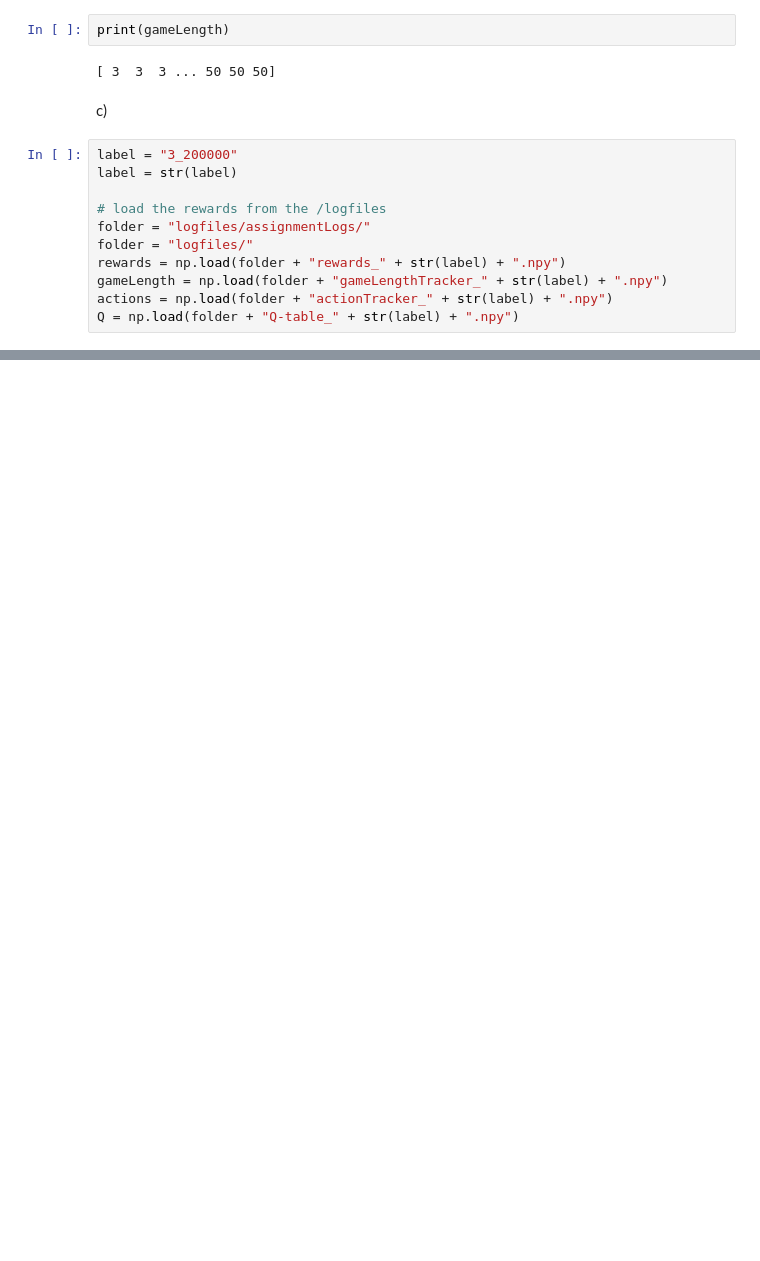
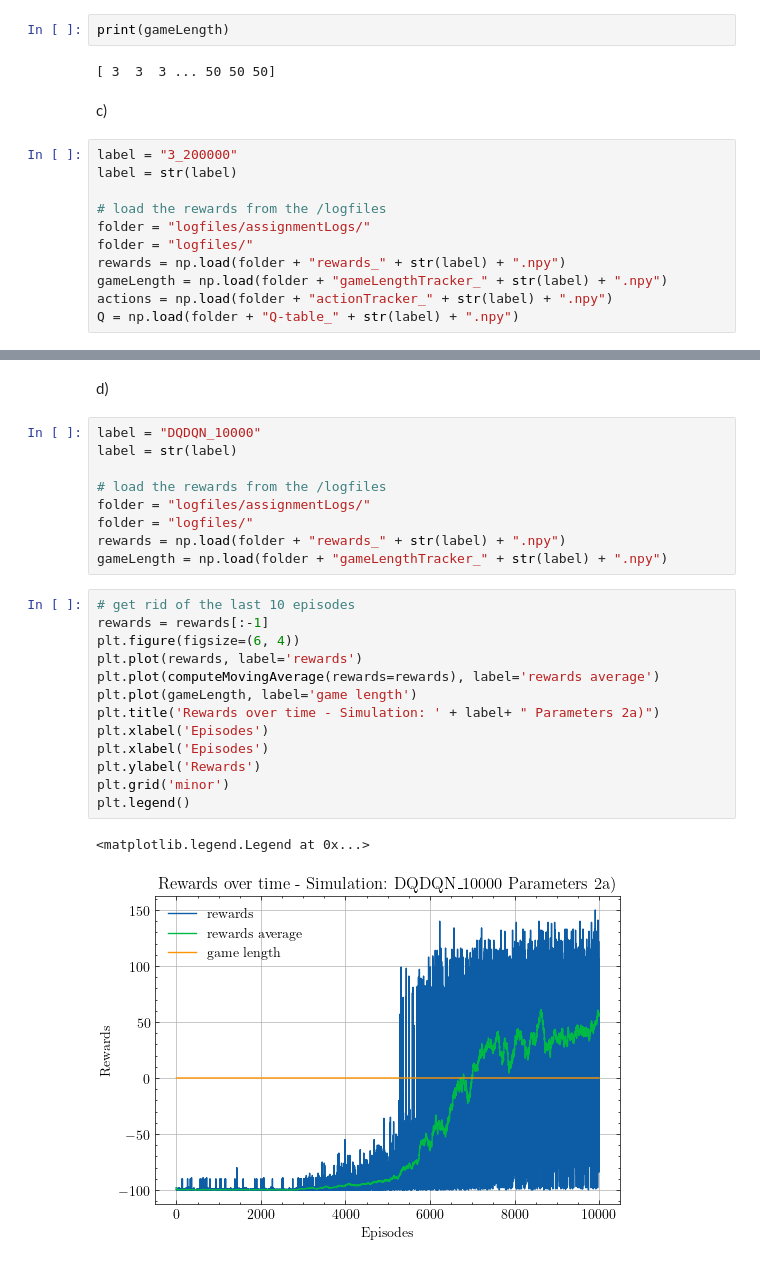
Before and after one commit to FelixWaldschock/TIF360_Advanced_machine_learning_with_neural_networks, a Jupyter notebook: 02_Homeworks/Assignment_B_Tetris/Visualizer.ipynb, the cells around one changed output, grey strips where cells are left out. Saved outputs shown, nothing was run; the diff lists cells and outputs as text; blank space fills up the shorter version.

```diff
--- a/02_Homeworks/Assignment_B_Tetris/Visualizer.ipynb
+++ b/02_Homeworks/Assignment_B_Tetris/Visualizer.ipynb
@@ -132 +144,28 @@ Number of zeros in Q:  4067426
 [figure]
+# %% [markdown]
+d)
+# %%
+label = "DQDQN_10000"
+label = str(label)
+
+# load the rewards from the /logfiles
+folder = "logfiles/assignmentLogs/"
+folder = "logfiles/"
+rewards = np.load(folder + "rewards_" + str(label) + ".npy")
+gameLength = np.load(folder + "gameLengthTracker_" + str(label) + ".npy")
+# %%
+# get rid of the last 10 episodes
+rewards = rewards[:-1]
+plt.figure(figsize=(6, 4))
+plt.plot(rewards, label='rewards')
+plt.plot(computeMovingAverage(rewards=rewards), label='rewards average')
+plt.plot(gameLength, label='game length')
+plt.title('Rewards over time - Simulation: ' + label+ " Parameters 2a)")
+plt.xlabel('Episodes')
+plt.xlabel('Episodes')
+plt.ylabel('Rewards')
+plt.grid('minor')
+plt.legend()
+# %% [output]
+<matplotlib.legend.Legend at 0x...>
+[figure, added]
```
Also changed, not shown: parts of 4 cells of this notebook, 23 other files.
